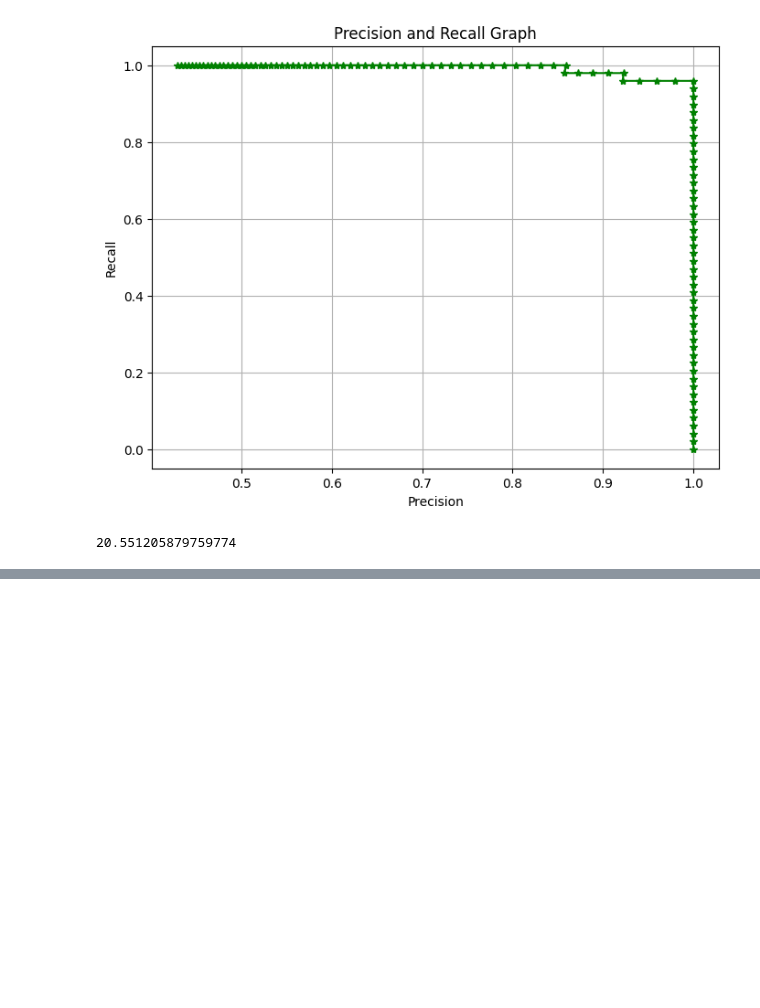
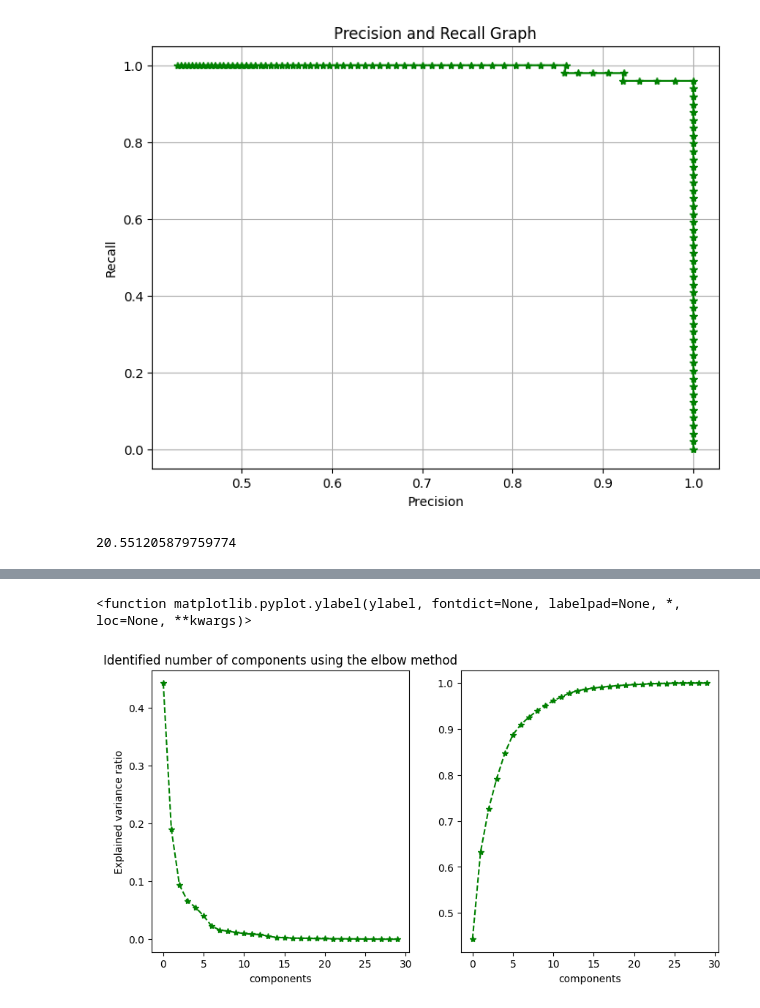
Before and after one commit to sirlapat/ML_Assignment1, a Jupyter notebook: ML_A3.ipynb, the cells around one changed output, grey strips where cells are left out. Cells and saved outputs as stored; diff of their text form; code cells hidden in the pictures; blank space fills up the shorter version.

```diff
--- a/ML_A3.ipynb
+++ b/ML_A3.ipynb
@@ -296,0 +393,3 @@ log_loss(y_test, y_pred_prob)
+# %%
+scaler = StandardScaler()
+X_scaled = scaler.fit_transform(X)
@@ -296,0 +426,21 @@ log_loss(y_test, y_pred_prob)
+# %%
+pca = PCA()
+mxpca=pca.fit_transform(X_scaled)
+# %%
+evr=pca.explained_variance_ratio_
+plt.figure(figsize=(10,5))
+
+plt.subplot(1,2,1)
+plt.plot(evr,'s--', color = 'green', marker = '*')
+plt.xlabel('components')
+plt.ylabel('Explained variance ratio')
+plt.title('Identified number of components using the elbow method')
+
+cuv=np.cumsum(evr)
+plt.subplot(1,2,2)
+plt.plot(cuv,'s--',color = 'green', marker = '*')
+plt.xlabel('components')
+plt.ylabel
+# %% [output]
+<function matplotlib.pyplot.ylabel(ylabel, fontdict=None, labelpad=None, *, loc=None, **kwargs)>
+[figure, added]
```
Also changed, not shown: parts of 23 cells of this notebook.
